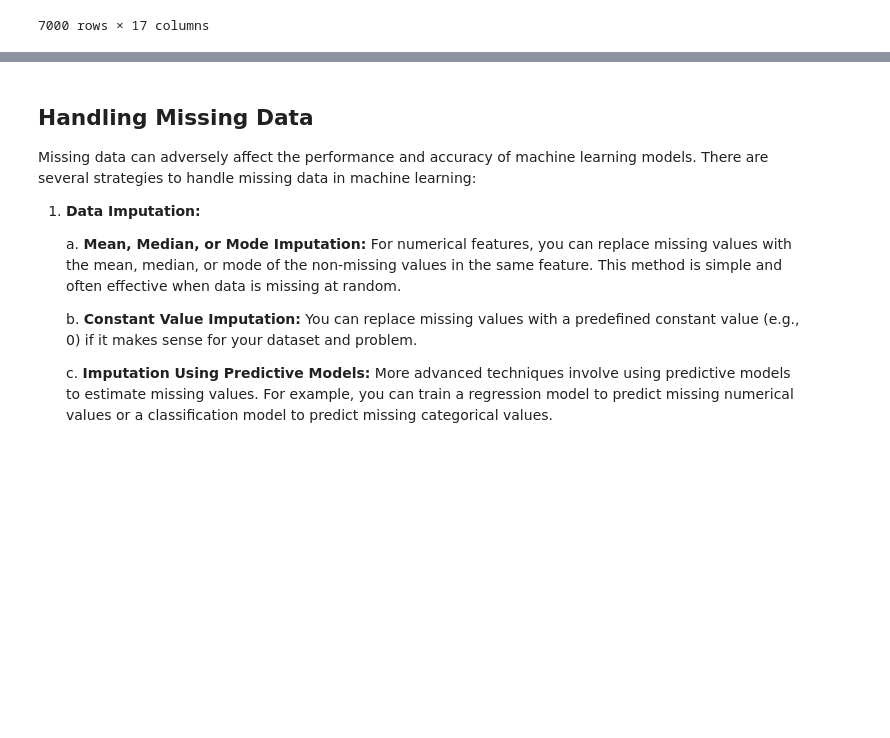
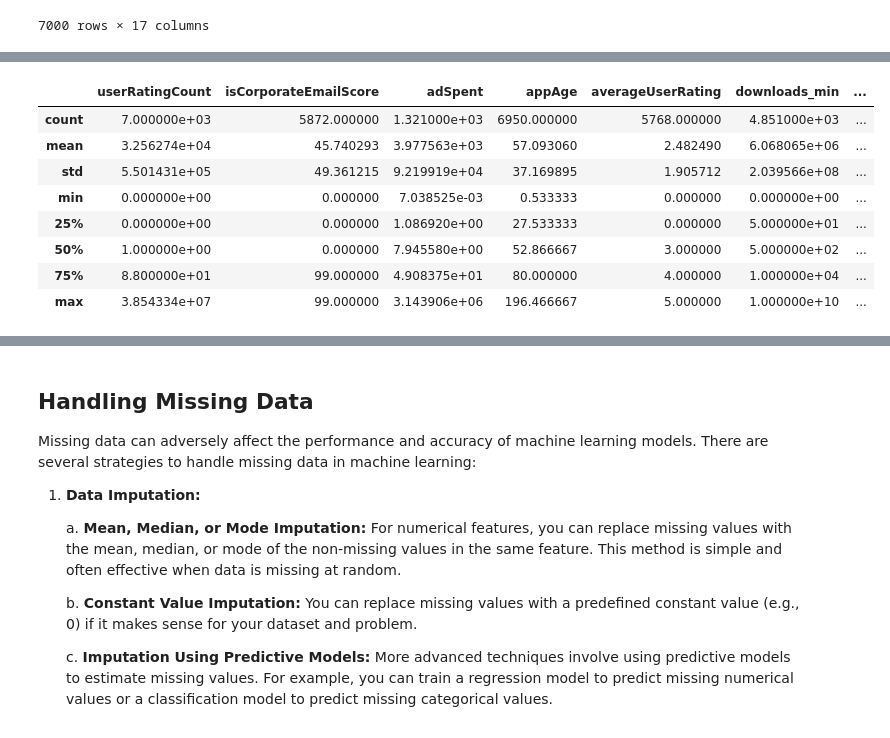
Before and after one commit to fislhhhhh/MLCoPPa, a Jupyter notebook: src.ipynb, the cells around one changed output, grey strips where cells are left out. Cells and saved outputs as stored; diff of their text form; code cells hidden in the pictures; blank space fills up the shorter version.

```diff
--- a/src.ipynb
+++ b/src.ipynb
@@ -106,0 +115,12 @@ class PlaceholderCleaner(BaseEstimator, TransformerMixin):
+# %%
+copyTrain.describe()
+# %% [output]
+|  | userRatingCount | isCorporateEmailScore | adSpent | appAge | averageUserRating | downloads_min | ... |
+| count | 7.000000e+03 | 5872.000000 | 1.321000e+03 | 6950.000000 | 5768.000000 | 4.851000e+03 | ... |
+| mean | 3.256274e+04 | 45.740293 | 3.977563e+03 | 57.093060 | 2.482490 | 6.068065e+06 | ... |
+| std | 5.501431e+05 | 49.361215 | 9.219919e+04 | 37.169895 | 1.905712 | 2.039566e+08 | ... |
+| min | 0.000000e+00 | 0.000000 | 7.038525e-03 | 0.533333 | 0.000000 | 0.000000e+00 | ... |
+| 25% | 0.000000e+00 | 0.000000 | 1.086920e+00 | 27.533333 | 0.000000 | 5.000000e+01 | ... |
+| 50% | 1.000000e+00 | 0.000000 | 7.945580e+00 | 52.866667 | 3.000000 | 5.000000e+02 | ... |
+| 75% | 8.800000e+01 | 99.000000 | 4.908375e+01 | 80.000000 | 4.000000 | 1.000000e+04 | ... |
+| max | 3.854334e+07 | 99.000000 | 3.143906e+06 | 196.466667 | 5.000000 | 1.000000e+10 | ... |
```
Also changed, not shown: parts of 11 cells of this notebook.
